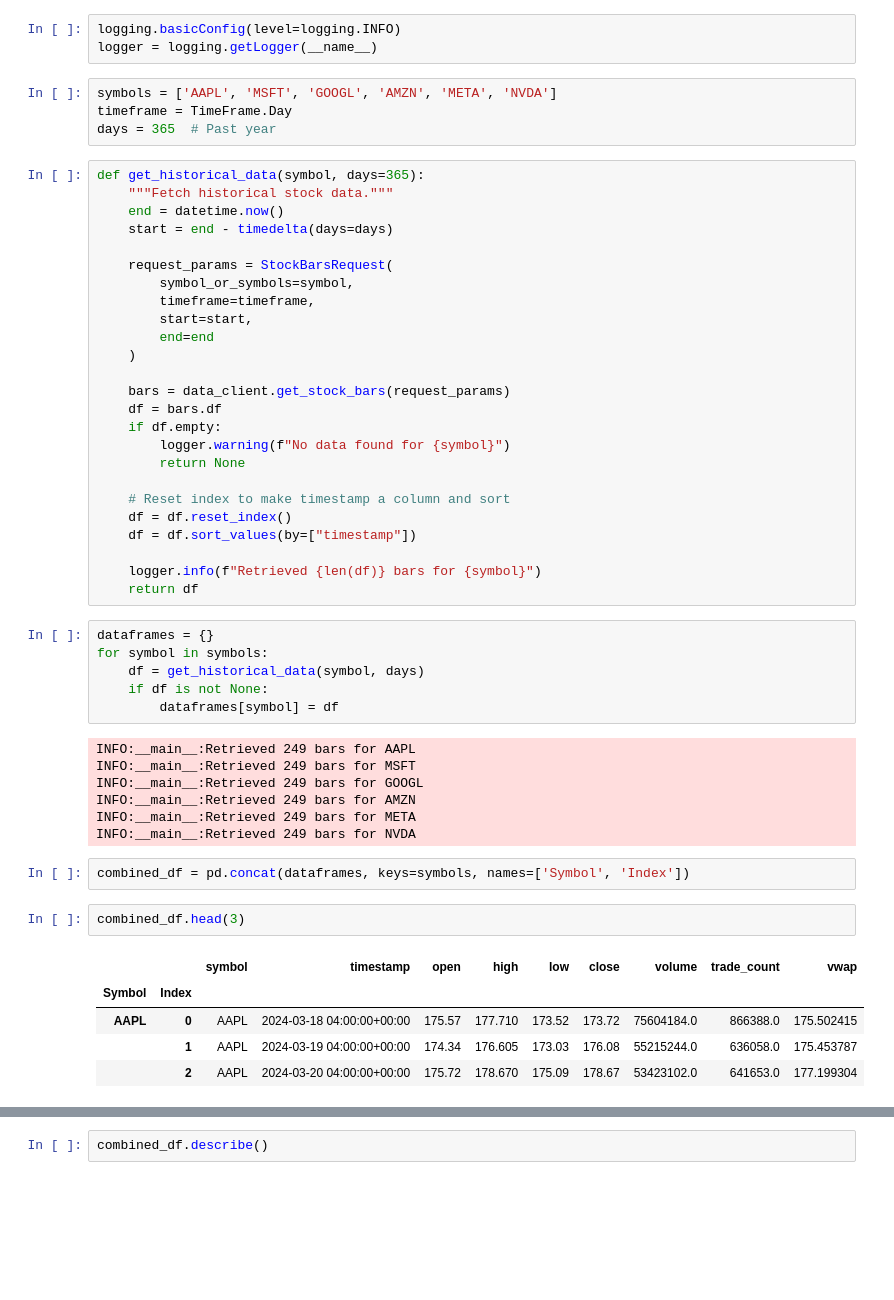
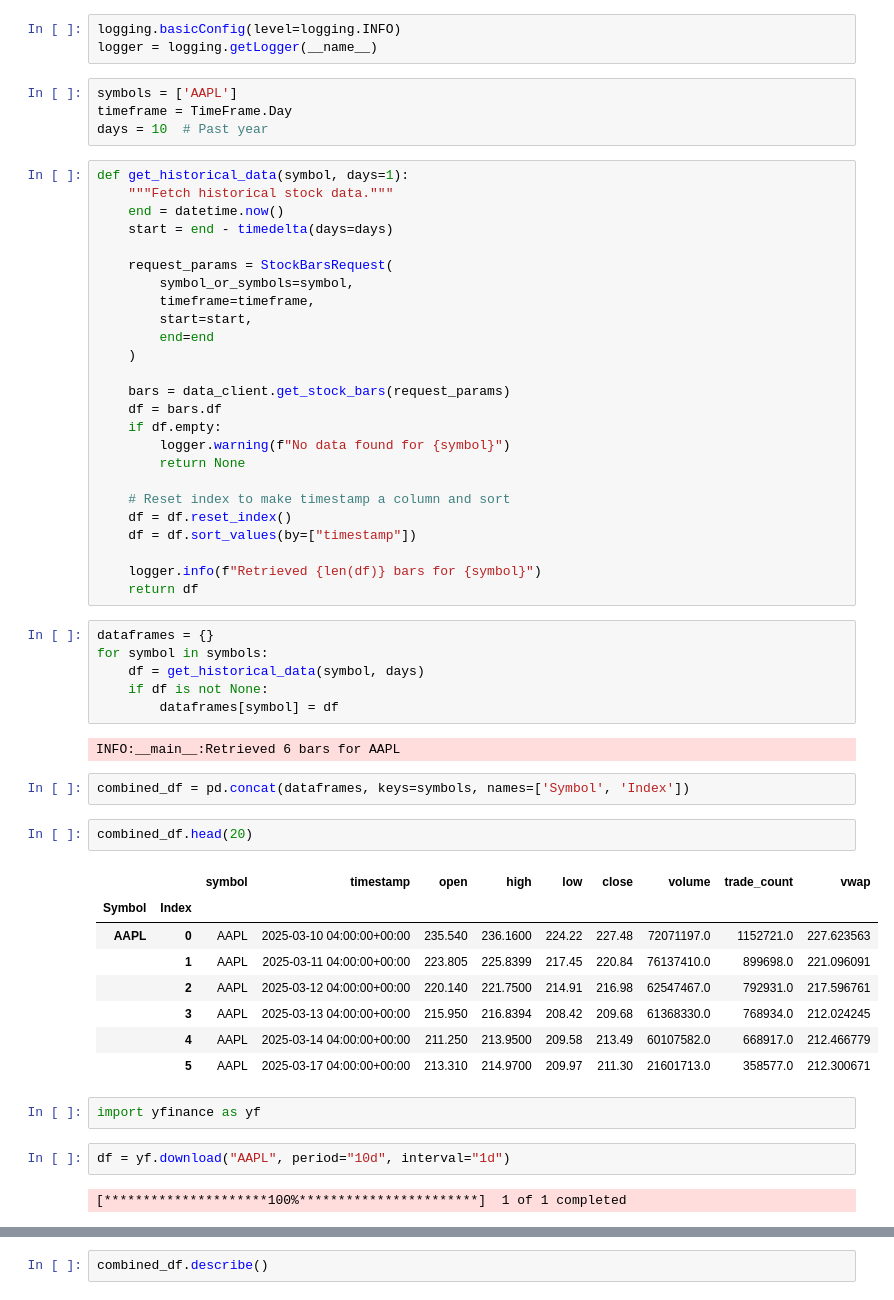
Before and after one commit to Briantmorr/capstone_ai_trading_bots, a Jupyter notebook: eda.ipynb, the cells around one changed output, grey strips where cells are left out. Saved outputs shown, nothing was run; the diff lists cells and outputs as text; blank space fills up the shorter version.

```diff
--- a/eda.ipynb
+++ b/eda.ipynb
@@ -29,11 +32,11 @@ data_client = StockHistoricalDataClient(api_key, api_secret)
 logging.basicConfig(level=logging.INFO)
 logger = logging.getLogger(__name__)
 # %%
-symbols = ['AAPL', 'MSFT', 'GOOGL', 'AMZN', 'META', 'NVDA']
+symbols = ['AAPL']
 timeframe = TimeFrame.Day
-days = 365  # Past year
+days = 10  # Past year
 # %%
-def get_historical_data(symbol, days=365):
+def get_historical_data(symbol, days=1):
     """Fetch historical stock data."""
     end = datetime.now()
     start = end - timedelta(days=days)
@@ -64,19 +67,23 @@ for symbol in symbols:
     if df is not None:
         dataframes[symbol] = df
 # %% [output]
-INFO:__main__:Retrieved 249 bars for AAPL
-INFO:__main__:Retrieved 249 bars for MSFT
-INFO:__main__:Retrieved 249 bars for GOOGL
-INFO:__main__:Retrieved 249 bars for AMZN
-INFO:__main__:Retrieved 249 bars for META
-INFO:__main__:Retrieved 249 bars for NVDA
+INFO:__main__:Retrieved 6 bars for AAPL
 # %%
 combined_df = pd.concat(dataframes, keys=symbols, names=['Symbol', 'Index'])
 # %%
-combined_df.head(3)
+combined_df.head(20)
 # %% [output]
 |  |  | symbol | timestamp | open | high | low | close | volume | trade_count | vwap |
 | Symbol | Index |  |  |  |  |  |  |  |  |  |
-| AAPL | 0 | AAPL | 2024-03-18 04:00:00+00:00 | 175.57 | 177.710 | 173.52 | 173.72 | 75604184.0 | 866388.0 | 175.502415 |
-|  | 1 | AAPL | 2024-03-19 04:00:00+00:00 | 174.34 | 176.605 | 173.03 | 176.08 | 55215244.0 | 636058.0 | 175.453787 |
-|  | 2 | AAPL | 2024-03-20 04:00:00+00:00 | 175.72 | 178.670 | 175.09 | 178.67 | 53423102.0 | 641653.0 | 177.199304 |
+| AAPL | 0 | AAPL | 2025-03-10 04:00:00+00:00 | 235.540 | 236.1600 | 224.22 | 227.48 | 72071197.0 | 1152721.0 | 227.623563 |
+|  | 1 | AAPL | 2025-03-11 04:00:00+00:00 | 223.805 | 225.8399 | 217.45 | 220.84 | 76137410.0 | 899698.0 | 221.096091 |
+|  | 2 | AAPL | 2025-03-12 04:00:00+00:00 | 220.140 | 221.7500 | 214.91 | 216.98 | 62547467.0 | 792931.0 | 217.596761 |
+|  | 3 | AAPL | 2025-03-13 04:00:00+00:00 | 215.950 | 216.8394 | 208.42 | 209.68 | 61368330.0 | 768934.0 | 212.024245 |
+|  | 4 | AAPL | 2025-03-14 04:00:00+00:00 | 211.250 | 213.9500 | 209.58 | 213.49 | 60107582.0 | 668917.0 | 212.466779 |
+|  | 5 | AAPL | 2025-03-17 04:00:00+00:00 | 213.310 | 214.9700 | 209.97 | 211.30 | 21601713.0 | 358577.0 | 212.300671 |
+# %%
+import yfinance as yf
+# %%
+df = yf.download("AAPL", period="10d", interval="1d")
+# %% [output]
+[*********************100%***********************]  1 of 1 completed
```
Also changed, not shown: parts of 3 cells of this notebook, 7 other files.
